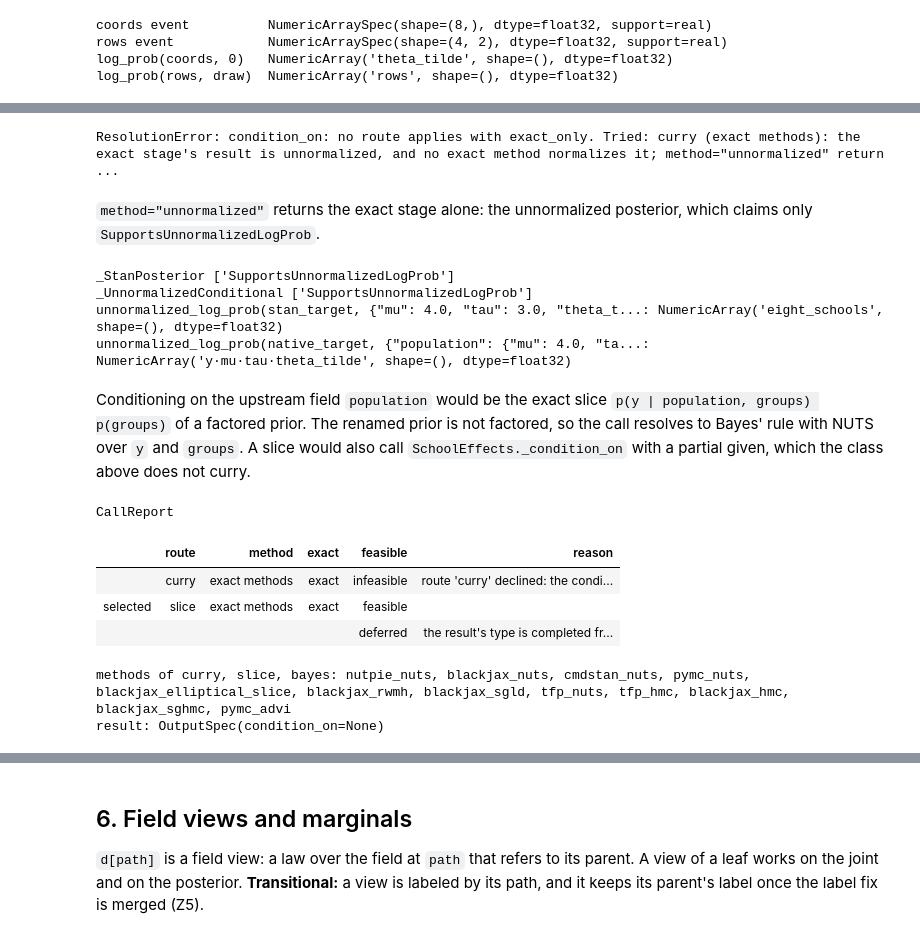
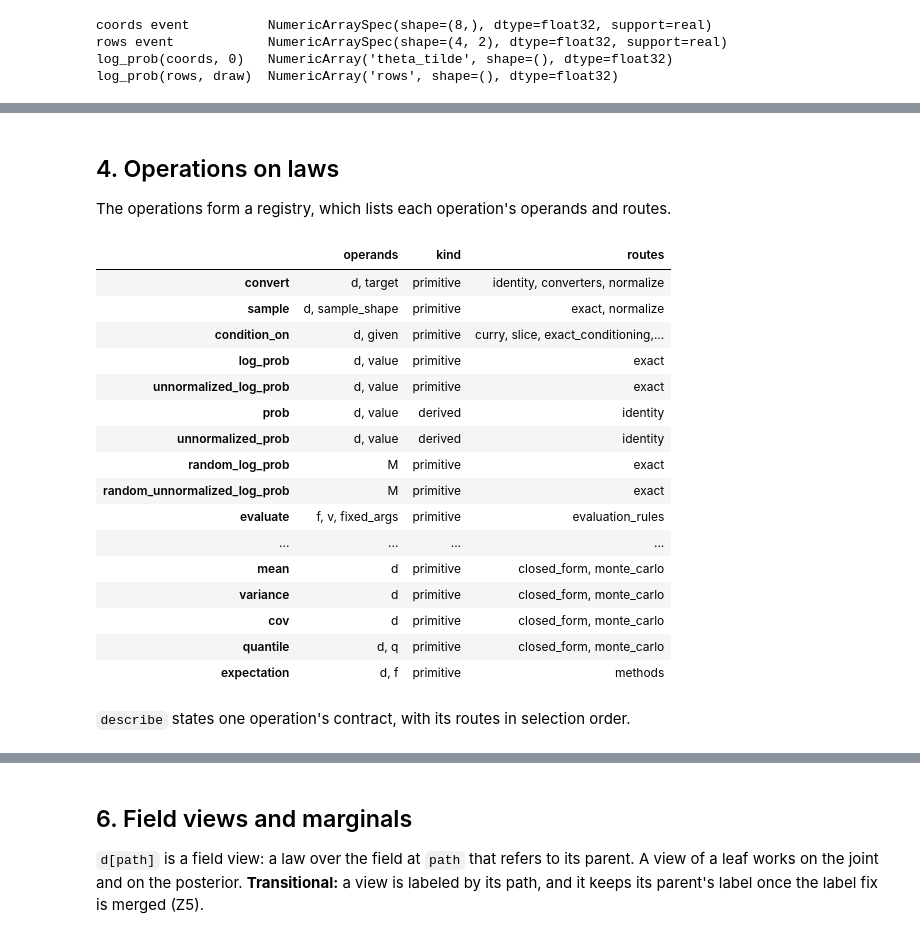
Before and after one commit to TARPS-group/prob-pipe, a Jupyter notebook: docs/tutorials/overhaul_tour.ipynb, the cells around one changed output, grey strips where cells are left out. Cells and saved outputs as stored; diff of their text form; code cells hidden in the pictures.

```diff
--- a/docs/tutorials/overhaul_tour.ipynb
+++ b/docs/tutorials/overhaul_tour.ipynb
@@ -884,36 +383,32 @@ No exact method normalizes the unnormalized posterior, so the call raises, and t
-# %%
-try:
-    condition_on.with_options(exact_only=True)(stan_model, stan_data)
-except ResolutionError as error:
-    print(f"{type(error).__name__}: {error}")
-# %% [output]
-ResolutionError: condition_on: no route applies with exact_only. Tried: curry (exact methods): the exact stage's result is unnormalized, and no exact method normalizes it; method="unnormalized" return ...
-# %% [markdown]
-`method="unnormalized"` returns the exact stage alone: the unnormalized posterior, which claims only `SupportsUnnormalizedLogProb`.
-# %%
-stan_target = condition_on.with_options(method="unnormalized")(stan_model, stan_data)
-native_target = condition_on.with_options(method="unnormalized")(schools, {"y": y_obs})
-claims = (SupportsSampling, SupportsLogProb, SupportsUnnormalizedLogProb)
-for target in (stan_target, native_target):
-    print(type(target).__name__, [p.__name__ for p in claims if isinstance(target, p)])
-print('unnormalized_log_prob(stan_target, {"mu": 4.0, "tau": 3.0, "theta_t...:', repr(unnormalized_log_prob(stan_target, {"mu": 4.0, "tau": 3.0, "theta_tilde": np.zeros(J)})))
-print('unnormalized_log_prob(native_target, {"population": {"mu": 4.0, "ta...:', repr(unnormalized_log_prob(native_target, {"population": {"mu": 4.0, "tau": 3.0}, "groups": {"theta_tilde": jnp.zeros(J)}})))
-# %% [output]
-_StanPosterior ['SupportsUnnormalizedLogProb']
-_UnnormalizedConditional ['SupportsUnnormalizedLogProb']
-unnormalized_log_prob(stan_target, {"mu": 4.0, "tau": 3.0, "theta_t...: NumericArray('eight_schools', shape=(), dtype=float32)
-unnormalized_log_prob(native_target, {"population": {"mu": 4.0, "ta...: NumericArray('y·mu·tau·theta_tilde', shape=(), dtype=float32)
-# %% [markdown]
-Conditioning on the upstream field `population` would be the exact slice `p(y | population, groups) p(groups)` of a factored prior.
-The renamed prior is not factored, so the call resolves to Bayes' rule with NUTS over `y` and `groups`.
-A slice would also call `SchoolEffects._condition_on` with a partial given, which the class above does not curry.
-# %%
-show_report(condition_on.check(schools, {"population": {"mu": 4.0, "tau": 3.0}}))
-# %% [output]
-CallReport
-|  | route | method | exact | feasible | reason |
-|  | curry | exact methods | exact | infeasible | route 'curry' declined: the condi... |
-| selected | slice | exact methods | exact | feasible |  |
-|  |  |  |  | deferred | the result's type is completed fr... |
-methods of curry, slice, bayes: nutpie_nuts, blackjax_nuts, cmdstan_nuts, pymc_nuts, blackjax_elliptical_slice, blackjax_rwmh, blackjax_sgld, tfp_nuts, tfp_hmc, blackjax_hmc, blackjax_sghmc, pymc_advi
-result: OutputSpec(condition_on=None)
+# %% [markdown]
+## 4. Operations on laws
+
+The operations form a registry, which lists each operation's operands and routes.
+# %%
+summaries = operation_registry.list()
+pd.DataFrame(
+    {"operands": [", ".join(operand.name for operand in s.operands) for s in summaries],
+     "kind": ["derived" if s.is_derived else "primitive" for s in summaries],
+     "routes": [", ".join(route.name for route in s.routes) for s in summaries]},
+    index=[s.name for s in summaries],
+)
+# %% [output]
+|  | operands | kind | routes |
+| convert | d, target | primitive | identity, converters, normalize |
+| sample | d, sample_shape | primitive | exact, normalize |
+| condition_on | d, given | primitive | curry, slice, exact_conditioning,... |
+| log_prob | d, value | primitive | exact |
+| unnormalized_log_prob | d, value | primitive | exact |
+| prob | d, value | derived | identity |
+| unnormalized_prob | d, value | derived | identity |
+| random_log_prob | M | primitive | exact |
+| random_unnormalized_log_prob | M | primitive | exact |
+| evaluate | f, v, fixed_args | primitive | evaluation_rules |
+| ... | ... | ... | ... |
+| mean | d | primitive | closed_form, monte_carlo |
+| variance | d | primitive | closed_form, monte_carlo |
+| cov | d | primitive | closed_form, monte_carlo |
+| quantile | d, q | primitive | closed_form, monte_carlo |
+| expectation | d, f | primitive | methods |
+# %% [markdown]
+`describe` states one operation's contract, with its routes in selection order.
```
Also changed, not shown: parts of 104 cells of this notebook.
